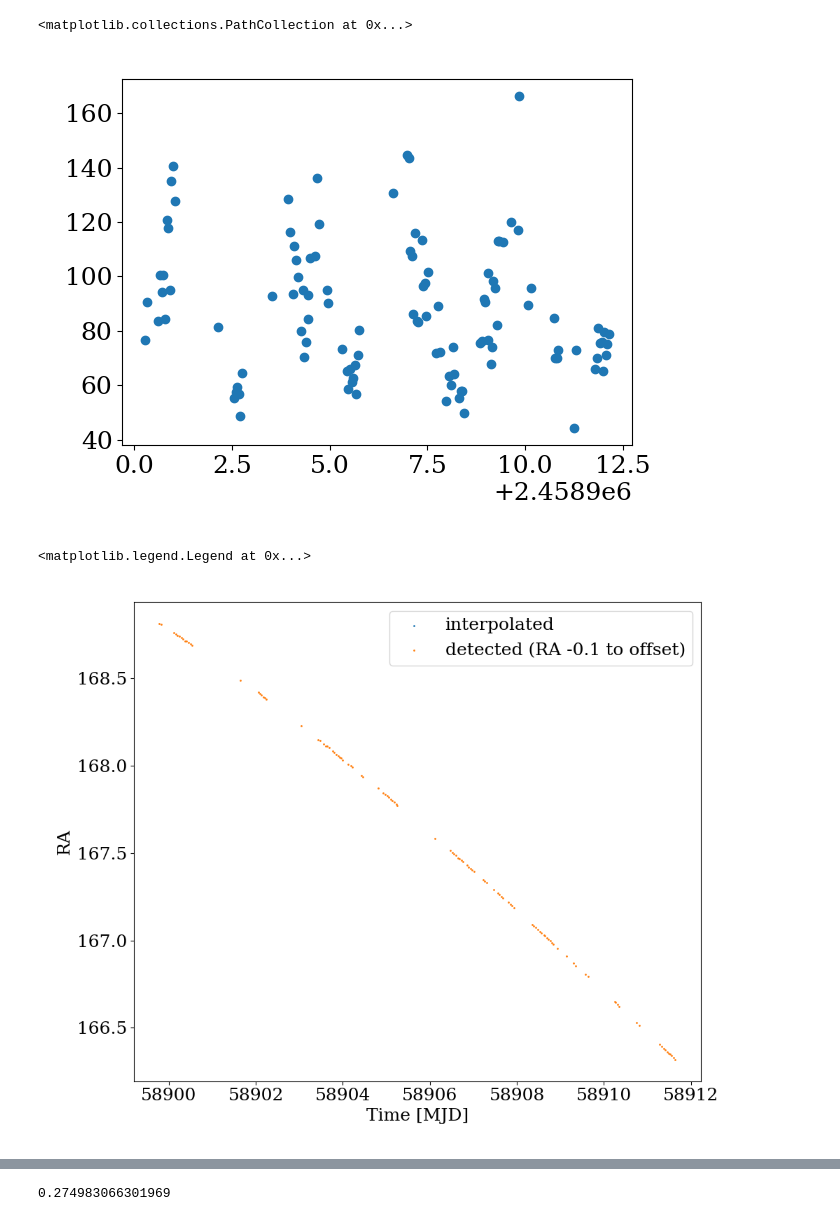
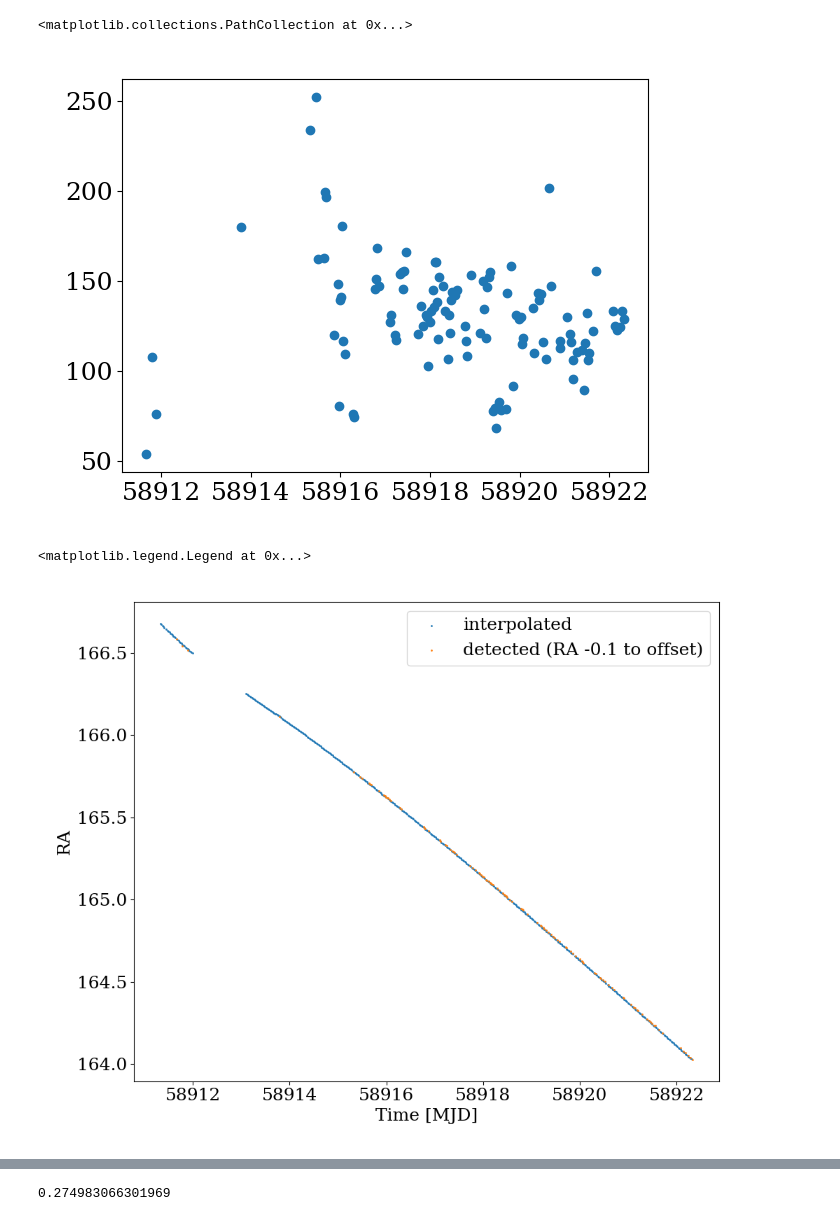
Before and after one commit to ble61/ASTR480, a Jupyter notebook: Test Code/allDataTest.ipynb, the cells around one changed output, grey strips where cells are left out. Drawn from its saved outputs; the diff is of its cells as text; code cells hidden in the pictures.

```diff
--- a/Test Code/allDataTest.ipynb
+++ b/Test Code/allDataTest.ipynb
@@ -12,48 +12,48 @@ from astropy.io import fits
 %matplotlib widget
 
 plt.rcParams.update({
     "font.size": 18,
     "font.family": "serif",
     "figure.autolayout": True,
     "axes.grid": False,
     # "xtick.minor.visible": True,
     # "ytick.minor.visible": True,
 })
 
 timeOffset = 2400000.5
 
-sector = 29
+sector = 22
 cam = 1
 ccd = 3
 cut = 7
 
 
 interpedPos = pd.read_csv(f"./InterpolatedQuerryResult_{sector}_{cam}_{ccd}_{cut}.csv")
 
-name = " 1999 JE82 "
+name = "Ruff"
 
 interpedNamePosIDs = interpedPos.index[interpedPos["Name"] == name]
 interpedNamePos = interpedPos.loc[interpedNamePosIDs]
 
 
 matchedNamePos = pd.read_csv(f"./{name}Matches.csv")
 
 plt.scatter(matchedNamePos["Time"], matchedNamePos["flux"])
 # %% [output]
 <matplotlib.collections.PathCollection at 0x...>
-[figure, old version]
+[figure, new version]
 # %%
 fig, ax = plt.subplots(1,1,figsize = (10,8))
 
 ax.set_xlabel("Time [MJD]")
 ax.set_ylabel("RA")
 
-ax.scatter(interpedNamePos["epoch"]-timeOffset,interpedNamePos["RA"], s=1, label="interpolated")
-ax.scatter(matchedNamePos["Time"]-timeOffset, matchedNamePos["RA"], s=1, label="detected (RA -0.1 to offset)") # -0.2 ofset just to see better. interp is so good that itstoo hard to see
+ax.scatter(interpedNamePos["MJD"],interpedNamePos["RA"], s=1, label="interpolated")
+ax.scatter(matchedNamePos["Time"], matchedNamePos["RA"], s=1, label="detected (RA -0.1 to offset)") # -0.2 ofset just to see better. interp is so good that itstoo hard to see
 ax.legend()
 # %% [output]
 <matplotlib.legend.Legend at 0x...>
-[figure, old version]
+[figure, new version]
 # %%
 allFluxes = np.load(f"../OzData/sector{sector}_cam{cam}_ccd{ccd}_cut{cut}_of16_ReducedFlux.npy")
 
```
Also changed, not shown: parts of 8 cells of this notebook, 26 other files.
